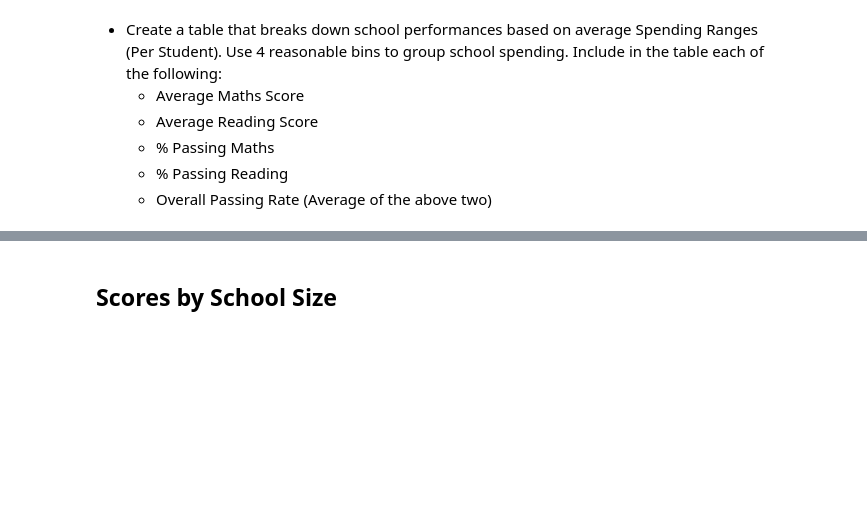
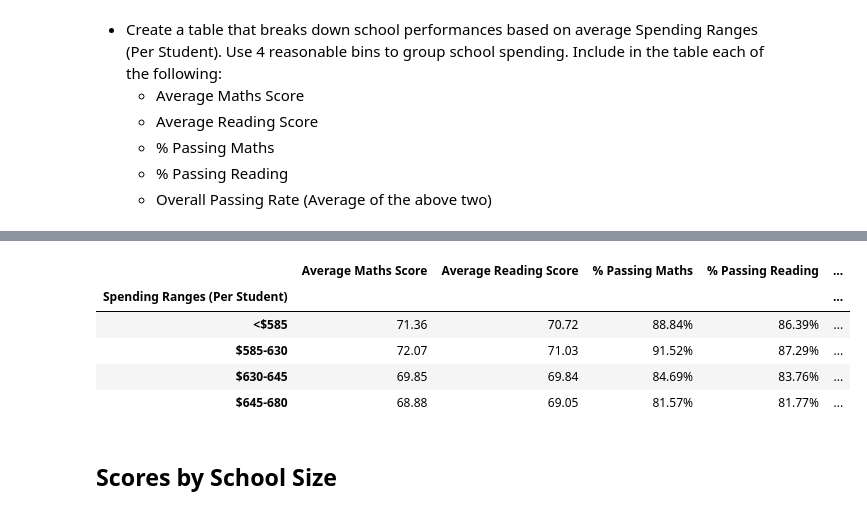
Before and after one commit to jords360/pandas-challenge, a Jupyter notebook: PyCitySchools/PyCitySchools_starter.ipynb, the cells around one changed output, grey strips where cells are left out. Saved outputs shown, nothing was run; the diff lists cells and outputs as text; code cells hidden in the pictures; blank space fills up the shorter version.

```diff
--- a/PyCitySchools/PyCitySchools_starter.ipynb
+++ b/PyCitySchools/PyCitySchools_starter.ipynb
@@ -326,3 +315,43 @@ reading_scores_by_year_pivot
+# %%
+# Create four bins with reasonable cutoff values to group school spending
+spending_bins = [0, 585, 630, 645, 680]
+labels = ["<$585", "$585-630", "$630-645", "$645-680"]
+
+# Categorize spending based on the bins
+school_summary_df["Spending Ranges (Per Student)"] = pd.cut(school_summary_df["Per Student Budget"].str.replace("$", "").str.replace(",", "").astype(float), spending_bins, labels=labels, include_lowest=True)
+
+# Calculate mean scores per spending range
+spending_math_scores = school_summary_df.groupby(["Spending Ranges (Per Student)"])["Average Maths Score"].mean()
+spending_reading_scores = school_summary_df.groupby(["Spending Ranges (Per Student)"])["Average Reading Score"].mean()
+spending_passing_math = school_summary_df.groupby(["Spending Ranges (Per Student)"])["% Passing Maths"].mean()
+spending_passing_reading = school_summary_df.groupby(["Spending Ranges (Per Student)"])["% Passing Reading"].mean()
+overall_passing_spending = school_summary_df.groupby(["Spending Ranges (Per Student)"])["% Overall Passing"].mean()
+
+# Create the Scores by School Spending DataFrame (spending_summary)
+spending_summary = pd.DataFrame({
+    "Average Maths Score": spending_math_scores,
+    "Average Reading Score": spending_reading_scores,
+    "% Passing Maths": spending_passing_math,
+    "% Passing Reading": spending_passing_reading,
+    "% Overall Passing": overall_passing_spending
+})
+
+# Format the DataFrame with percentage formatting (if needed)
+spending_summary["Average Maths Score"] = spending_summary["Average Maths Score"].map("{:.2f}".format)
+spending_summary["Average Reading Score"] = spending_summary["Average Reading Score"].map("{:.2f}".format)
+spending_summary["% Passing Maths"] = spending_summary["% Passing Maths"].map("{:.2f}%".format)
+spending_summary["% Passing Reading"] = spending_summary["% Passing Reading"].map("{:.2f}%".format)
+spending_summary["% Overall Passing"] = spending_summary["% Overall Passing"].map("{:.2f}%".format)
+
+# Display the Scores by School Spending DataFrame (spending_summary)
+spending_summary
+# %% [output]
+|  | Average Maths Score | Average Reading Score | % Passing Maths | % Passing Reading | ... |
+| Spending Ranges (Per Student) |  |  |  |  | ... |
+| <$585 | 71.36 | 70.72 | 88.84% | 86.39% | ... |
+| $585-630 | 72.07 | 71.03 | 91.52% | 87.29% | ... |
+| $630-645 | 69.85 | 69.84 | 84.69% | 83.76% | ... |
+| $645-680 | 68.88 | 69.05 | 81.57% | 81.77% | ... |
 # %% [markdown]
 ## Scores by School Size
 # %% [markdown]
```
Also changed, not shown: parts of 6 cells of this notebook, 1 other file.
